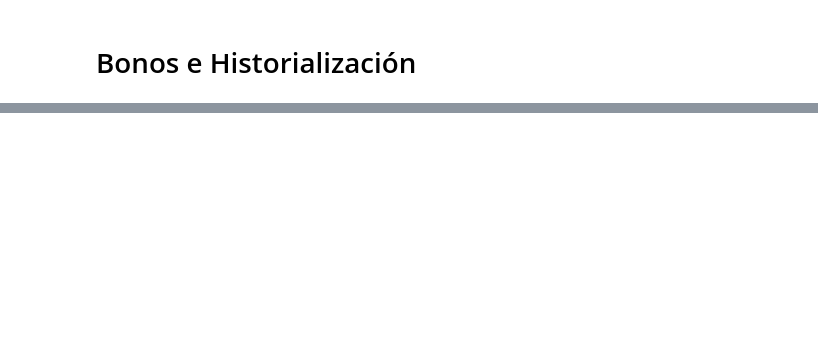
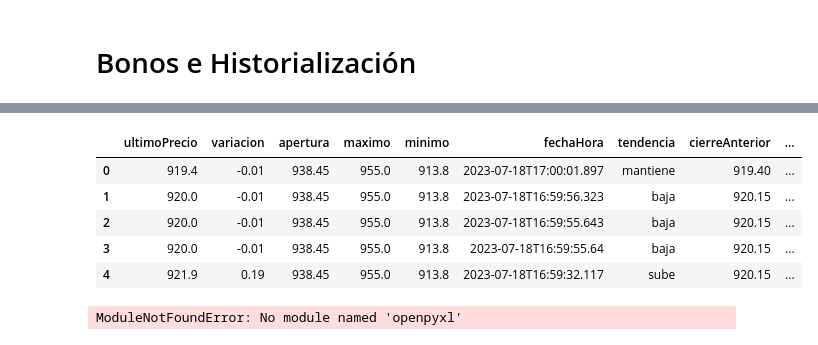
Before and after one commit to joackob/iol-client, a Jupyter notebook: uses_case/bonos.ipynb, the cells around one changed output, grey strips where cells are left out. Saved outputs shown, nothing was run; the diff lists cells and outputs as text; code cells hidden in the pictures; blank space fills up the shorter version.

Commit message:
se pueden exportar resultados a un excel

```diff
--- a/uses_case/bonos.ipynb
+++ b/uses_case/bonos.ipynb
@@ -23,0 +26,9 @@ WARNING:src.api.client: GET https://api.invertironline.com/api/v2/bCBA/Titulos/G
+# %%
+from datetime import date
+from src.api.constants import Ajustada
+
+# solicitamos los titulos historicos durante el ultimo año
+hoy = date.today()
+hace_un_anio = hoy.replace(year=hoy.year - 1)
+historico = await client_iol.get_titulo_historicos(simbolo="GGAL", mercado=constants.Mercado.BCBA, fecha_desde=hace_un_anio, fecha_hasta=hoy, ajustada=Ajustada.SIN_AJUSTAR)
+historico
@@ -23,0 +53,18 @@ WARNING:src.api.client: GET https://api.invertironline.com/api/v2/bCBA/Titulos/G
+# %%
+import pandas as pd
+
+# convertimos el json en un dataframe
+df = pd.DataFrame(data=historico, columns=['ultimoPrecio', 'variacion', 'apertura', 'maximo', 'minimo', 'fechaHora', 'tendencia', 'cierreAnterior', 'montoOperado', 'volumenNominal', 'precioPromedio', 'moneda', 'precioAjuste', 'interesesAbiertos', 'puntas', 'cantidadOperaciones', 'descripcionTitulo', 'plazo', 'laminaMinima', 'lote'])
+df.head()
+# %% [output]
+|  | ultimoPrecio | variacion | apertura | maximo | minimo | fechaHora | tendencia | cierreAnterior | ... |
+| 0 | 919.4 | -0.01 | 938.45 | 955.0 | 913.8 | 2023-07-18T17:00:01.897 | mantiene | 919.40 | ... |
+| 1 | 920.0 | -0.01 | 938.45 | 955.0 | 913.8 | 2023-07-18T16:59:56.323 | baja | 920.15 | ... |
+| 2 | 920.0 | -0.01 | 938.45 | 955.0 | 913.8 | 2023-07-18T16:59:55.643 | baja | 920.15 | ... |
+| 3 | 920.0 | -0.01 | 938.45 | 955.0 | 913.8 | 2023-07-18T16:59:55.64 | baja | 920.15 | ... |
+| 4 | 921.9 | 0.19 | 938.45 | 955.0 | 913.8 | 2023-07-18T16:59:32.117 | sube | 920.15 | ... |
+# %%
+# descargar a un excel
+df.to_excel('ggal.xlsx')
+# %% [output]
+ModuleNotFoundError: No module named 'openpyxl'
```
Also changed, not shown: parts of 6 cells of this notebook, 8 other files.
